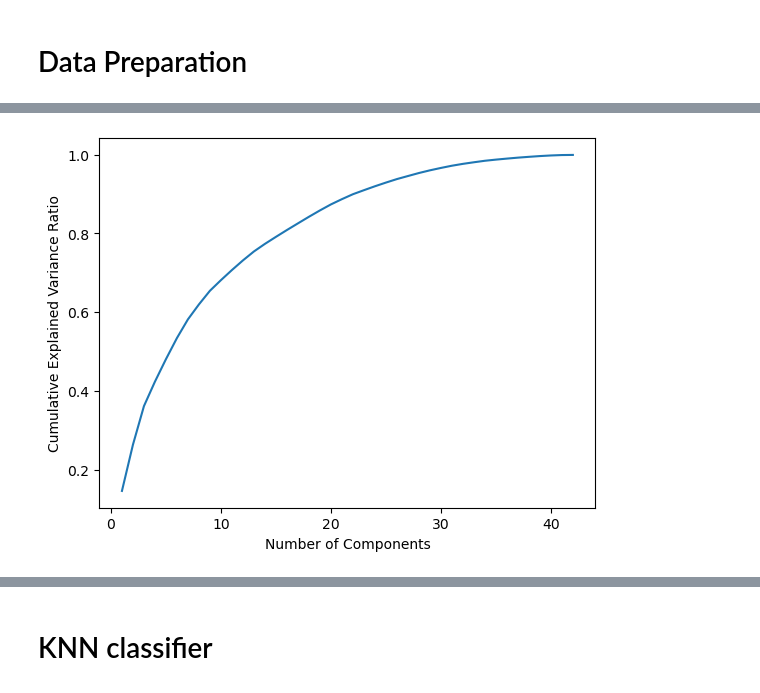
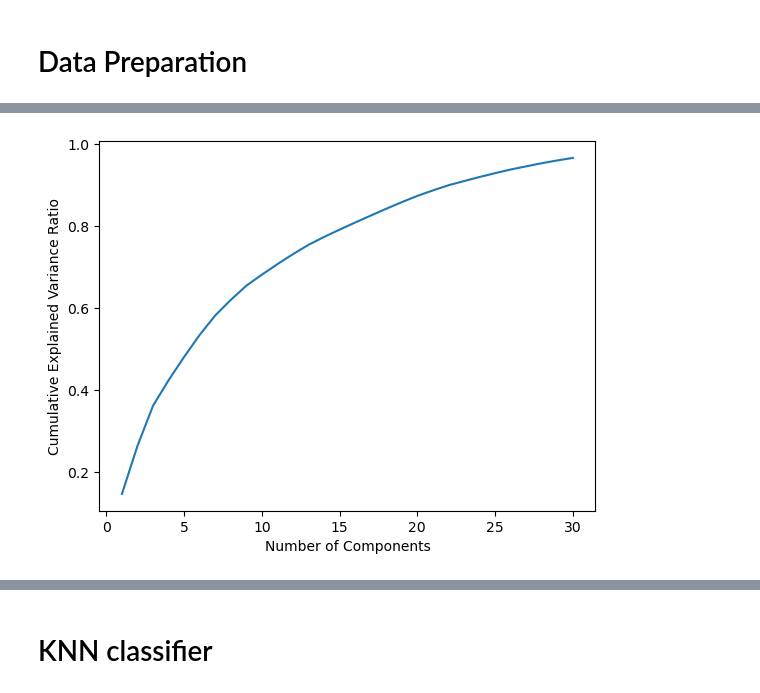
Before and after one commit to alexvillr/COMP4702, a Jupyter notebook: assignment/driver.ipynb, the cells around one changed output, grey strips where cells are left out. Drawn from its saved outputs; the diff is of its cells as text; code cells hidden in the pictures.

```diff
--- a/assignment/driver.ipynb
+++ b/assignment/driver.ipynb
@@ -65,8 +62,11 @@ os.getpid()
 # Data Preparation
 # %%
 df: DataFrame = pd.read_excel(
-    io="./Datasets/Rel_2_Nutrient_file.xlsx", sheet_name="All solids & liquids per 100g"
+    io="./Datasets/Rel_2_Nutrient_file.xlsx",
+    sheet_name="All solids &amp; liquids per 100g",
 )
+print(df.shape)
+print(len(df.Classification.copy().astype(str).unique()))
 df["Classification"] = df["Classification"].astype(str)
 df["Classification"] = pd.to_numeric(
     df["Classification"].str.extract(r"(\d{2})")[0], errors="coerce"
@@ -81,7 +81,7 @@ new_df: DataFrame = (
         ],
         axis=1,
     )
-    .dropna(thresh=(int(len(df) * 0.99)), axis=1)
+    .dropna(thresh=(int(len(df) * 0.95)), axis="columns")
     .dropna()
 )
 
@@ -103,19 +103,19 @@ classifications = dict(
         classifications_df["Food Group and Sub-Group Name"],
     )
 )
-class_list = new_df.Classification.tolist()
 
 use_pca: bool = True
 
+features = new_df.drop(
+    "Classification", axis=1
+).copy()  # Drop the target column to get the features
+target = new_df["Classification"].copy()  # Save the target column separately
+
 if use_pca:
-    features = new_df.drop(
-        "Classification", axis=1
-    )  # Drop the target column to get the features
-    target = new_df["Classification"]  # Save the target column separately
     scaler = StandardScaler()
     scaled_features = scaler.fit_transform(features)
 
-    pca = PCA(n_components=42)  # Choose the desired number of components
+    pca = PCA(n_components=30)  # Choose the desired number of components
     pca_result = pca.fit_transform(scaled_features)
 
     pca_df = pd.DataFrame(
@@ -151,18 +151,36 @@ if use_pca:
             "PC28",
             "PC29",
             "PC30",
-            "PC31",
-            "PC32",
-            "PC33",
-            "PC34",
-            "PC35",
-            "PC36",
-            "PC37",
-            "PC38",
-            "PC39",
-            "PC40",
-            "PC41",
-            "PC42",
+            # "PC31",
+            # "PC32",
+            # "PC33",
+            # "PC34",
+            # "PC35",
+            # "PC36",
+            # "PC37",
+            # "PC38",
+            # "PC39",
+            # "PC40",
+            # "PC41",
+            # "PC42",
+            # "PC43",
+            # "PC44",
+            # "PC45",
+            # "PC46",
+            # "PC47",
+            # "PC48",
+            # "PC49",
+            # "PC50",
+            # "PC51",
+            # "PC52",
+            # "PC53",
+            # "PC54",
+            # "PC55",
+            # "PC56",
+            # "PC57",
+            # "PC58",
+            # "PC59",
+            # "PC60",
         ],
     )  # Adjust column names as needed
 
@@ -178,6 +196,13 @@ if use_pca:
     plt.show()
 
     new_df = final_df.copy()
+else:
+    final_df = pd.concat([features, target], axis=1)
+
+    new_df = final_df.copy()
+
+
+class_list = new_df.Classification.tolist()
 
 class_counts = Counter(new_df["Classification"].copy())
 for element, count in class_counts.items():
@@ -198,5 +223,27 @@ n_classes: int = len(pd.unique(new_df.Classification))
 print(f"Num classes: {n_classes}")
 print(Counter(new_df["Classification"].copy()))
 
-print(new_df.head())
+# Create a new column to store the sequential numbers
+new_df["Classification_seq"], classifications_seq = pd.factorize(
+    new_df["Classification"]
+)
+
+# Get unique classifications and their corresponding sequential numbers
+# classifications_unique = np.unique(new_df["Classification"])
+# classifications_seq_unique = np.unique(new_df["Classification_seq"])
+
+# Create a dictionary to map the original class to a string representation
+class_dict = dict(zip(new_df["Classification_seq"], new_df["Classification"]))
+mapped_dict = {
+    key: classifications.get(intermediate_value)
+    for key, intermediate_value in class_dict.items()
+}
+
+# Display the class dictionary
+print(f"class_seq -> class: {class_dict}")
+print(f"class -> class name: {classifications}")
+print(f"class_seq -> class name: {mapped_dict}")
+
+
+print(f"Dataframe head: {new_df.head()}")
 # %% [output]
@@ -203 +252 @@ print(new_df.head())
-[figure, old version]
+[figure, new version]
```
Also changed, not shown: parts of 22 cells of this notebook, 9 other files.
